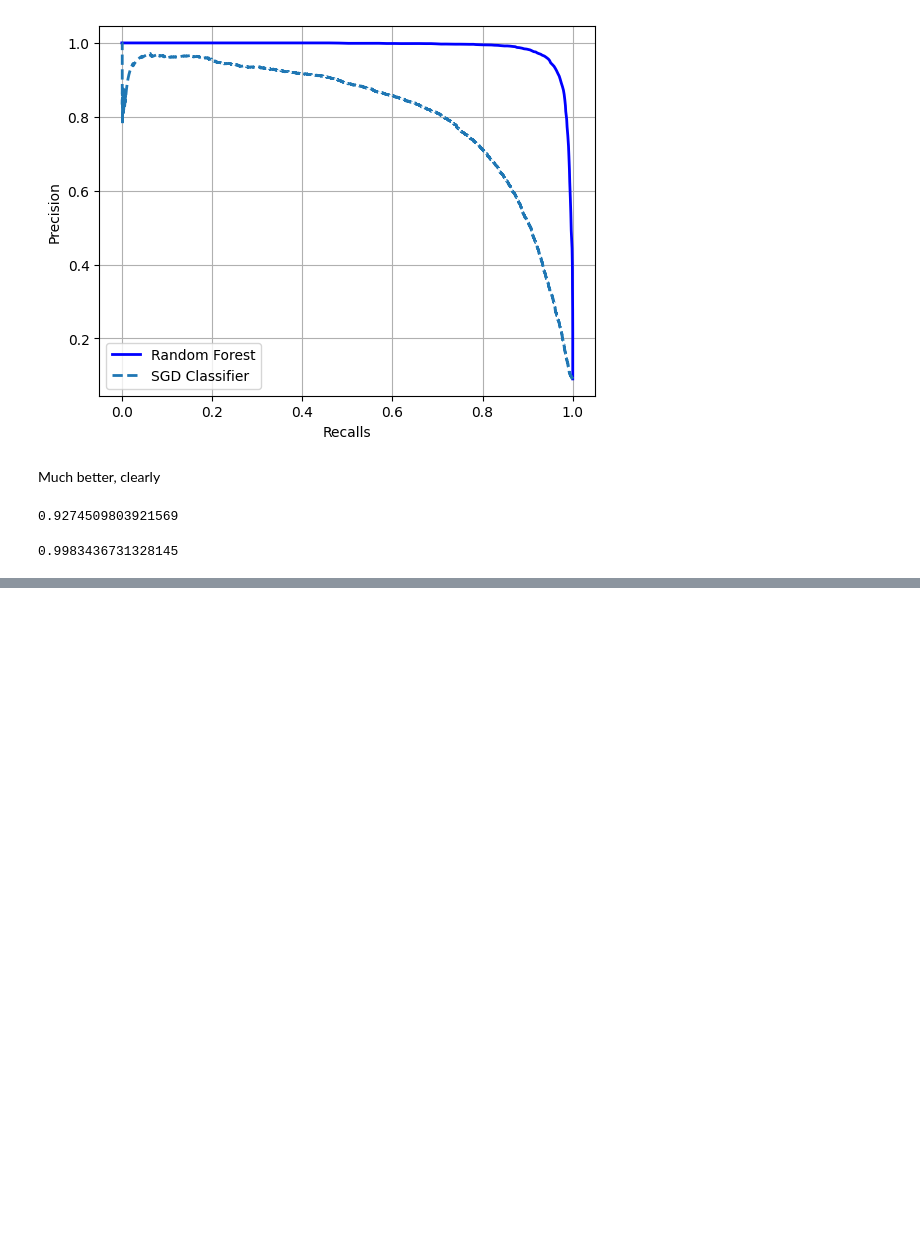
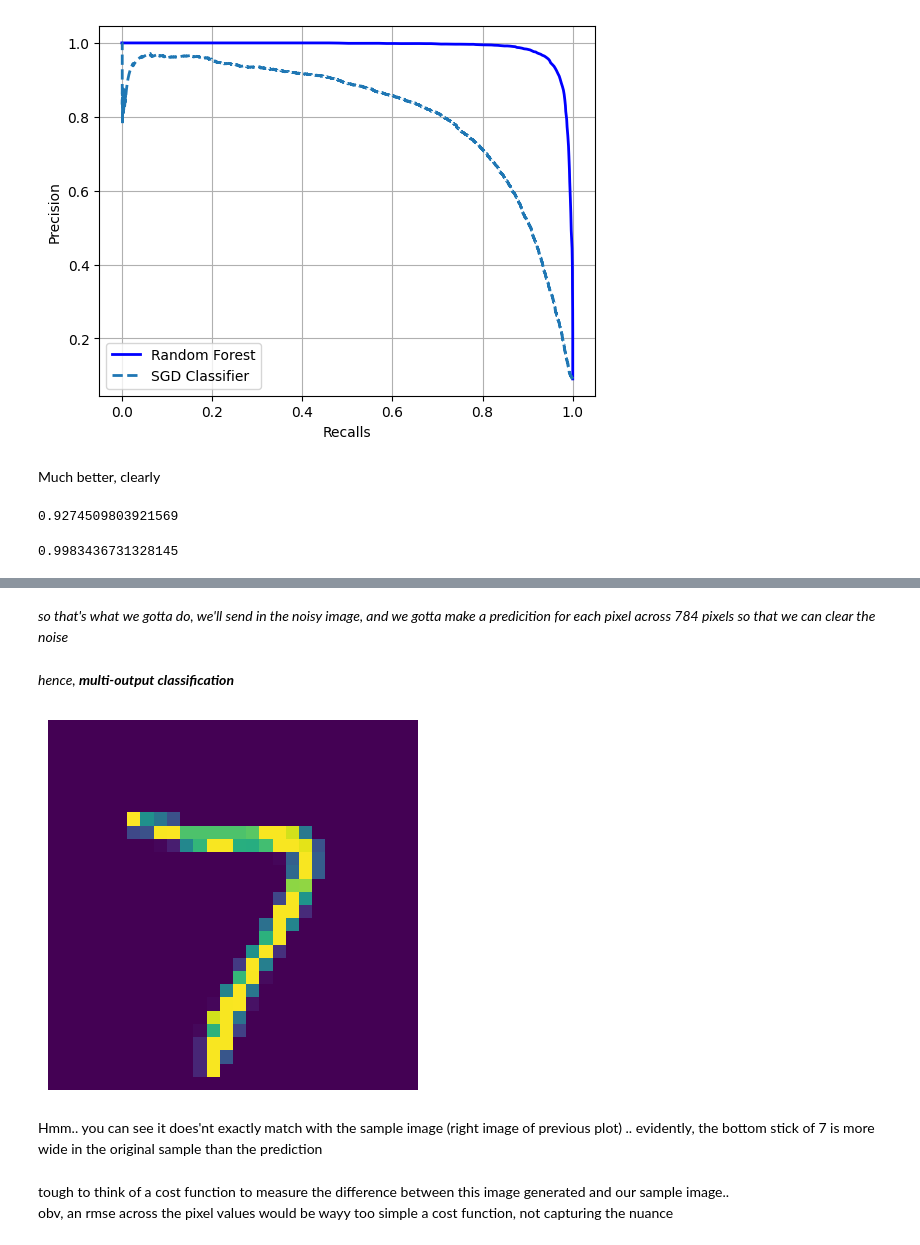
Before and after one commit to taif-ghazali/ML-models, a Jupyter notebook: Classic_MNIST.ipynb, the cells around one changed output, grey strips where cells are left out. Cells and saved outputs as stored; diff of their text form; code cells hidden in the pictures; blank space fills up the shorter version.

```diff
--- a/Classic_MNIST.ipynb
+++ b/Classic_MNIST.ipynb
@@ -354,0 +511,14 @@ roc_auc_score(y_train_5, y_scores_forest)
+# %% [markdown]
+*so that's what we gotta do, we'll send in the noisy image, and we gotta make a predicition for each pixel across 784 pixels so that we can clear the noise*
+# %% [markdown]
+*hence, **multi-output classification***
+# %%
+plot_digit(clean_digit, "viridis")
+plt.show()
+# %% [output]
+[figure, added]
+# %% [markdown]
+Hmm.. you can see it does'nt exactly match with the sample image (right image of previous plot) .. evidently, the bottom stick of 7  is more wide in the original sample than the prediction
+# %% [markdown]
+tough to think of a cost function to measure the difference between this image generated and our sample image..
+obv, an rmse across the pixel values would be wayy too simple a cost function, not capturing the nuance
```
Also changed, not shown: parts of 35 cells of this notebook.
